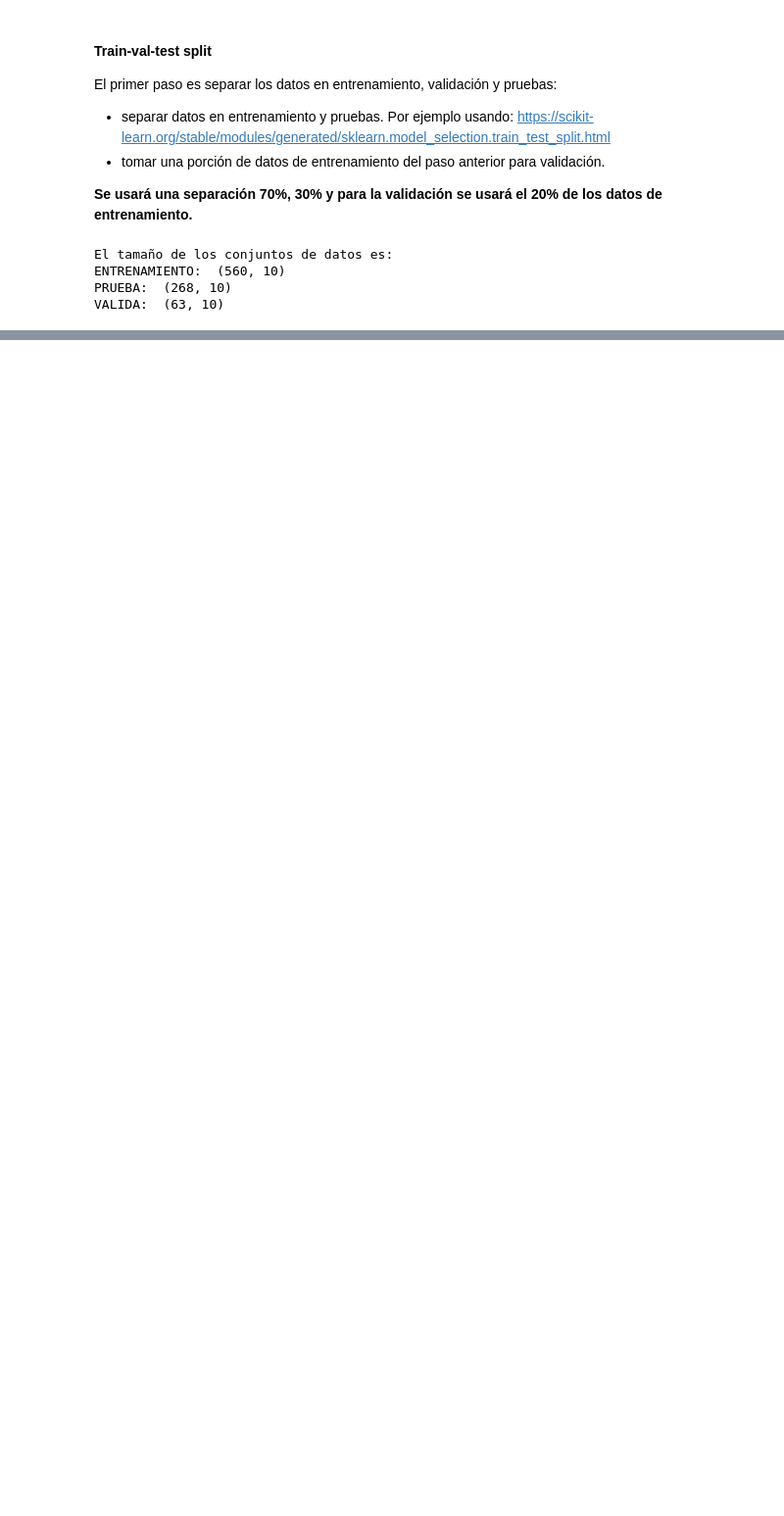
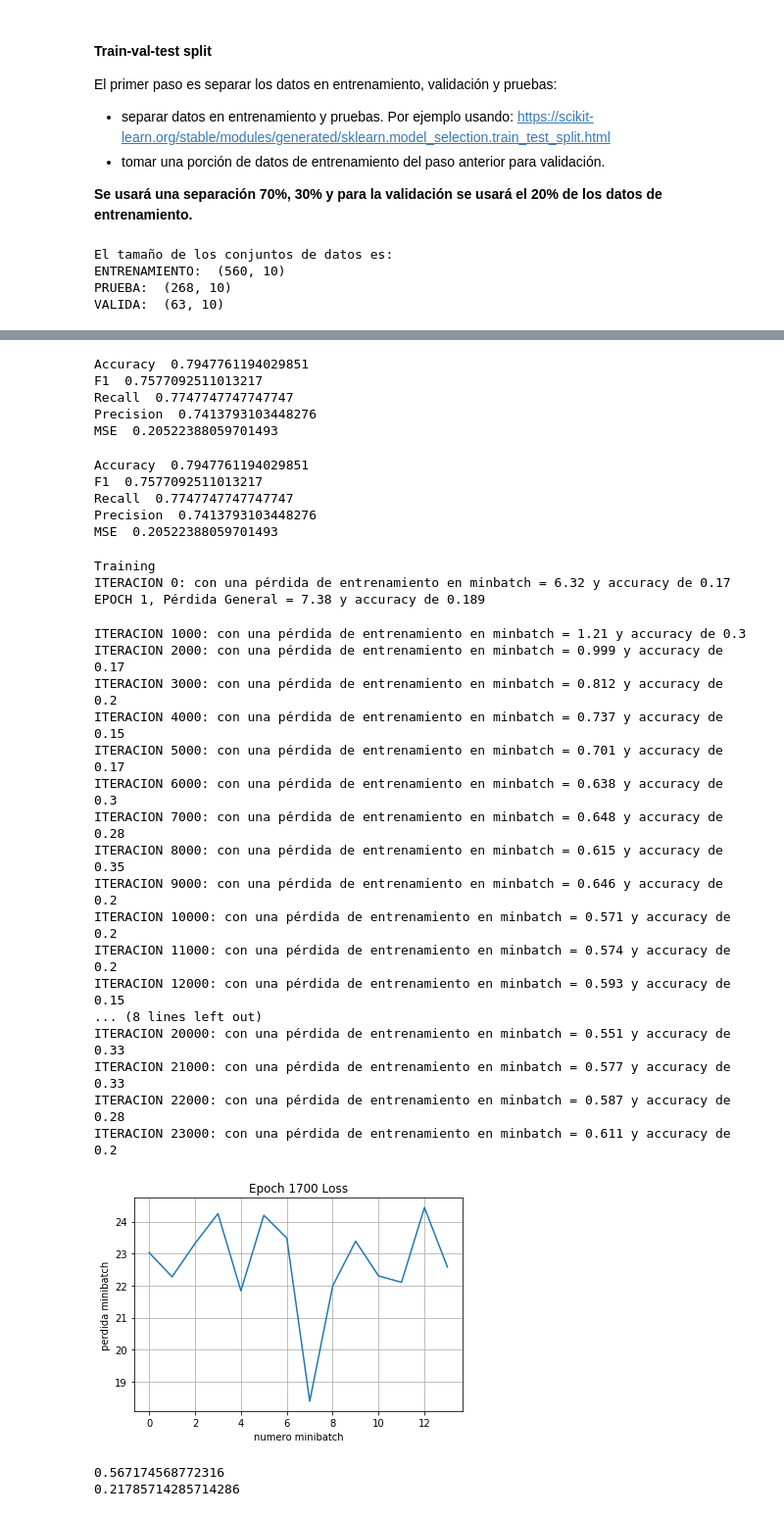
Before and after one commit to dvallesc/proyecto-StatisticalLearning, a Jupyter notebook: Proyecto_base.ipynb, the cells around one changed output, grey strips where cells are left out. Shown: that part at 98% size. Saved outputs shown, nothing was run; the diff lists cells and outputs as text; code cells hidden in the pictures; blank space fills up the shorter version.

```diff
--- a/Proyecto_base.ipynb
+++ b/Proyecto_base.ipynb
@@ -214,0 +691,76 @@ VALIDA:  (63, 10)
+# %%
+features = ['Ticket', 'Parch', 'SibSp','passenger_sex', 'passenger_class', 'Fare', 'Embarked', 'Age']
+nb_model = naive_bayes_scikit(entrena[features], entrena[to_predict])
+printMetrics(prueba[to_predict], nb_model.predict(prueba[features]))
+# %% [output]
+Accuracy  0.7947761194029851
+F1  0.7577092511013217
+Recall  0.7747747747747747
+Precision  0.7413793103448276
+MSE  0.20522388059701493
+# %%
+X_train = np.array(entrena[features])
+y_train = np.array(entrena['passenger_survived'])
+x_test = np.array(prueba[features])
+
+predictions = naive_bayes(X_train, y_train, x_test)
+printMetrics(prueba[to_predict], predictions)
+# %% [output]
+Accuracy  0.7947761194029851
+F1  0.7577092511013217
+Recall  0.7747747747747747
+Precision  0.7413793103448276
+MSE  0.20522388059701493
+# %%
+features = ['passenger_sex', 'passenger_class', 'Fare', 'Embarked', 'Age']
+print('Training')
+
+train_data = entrena[features].as_matrix()
+test_data = prueba[features].as_matrix()
+val_data = valida[features].as_matrix()
+
+X_train = train_data[:,:]
+y_train = train_data[:,:]
+y_train = np.reshape(y_train,-1)
+X_val = val_data[:,:]
+y_val = val_data[:,:]
+y_val = np.reshape(y_val,-1)
+X_test = test_data
+
+tf.reset_default_graph()
+session = tf.Session()
+
+total_loss, total_correct, sess, y_out, cost_op, _ = logisticRegression(session = session, Xd = X_train, yd = y_train,
+                   epochs = 1700, batch_size = 40, print_every = 1000,
+                   plot_losses = True, learning_rate = 0.0001, rl = 1.8, training = True)
+print(total_loss)
+print(total_correct)
+
+# print('Validation')
+# run_model(session,y_out,cost_op,X_val,y_val,1,100)
+# logisticRegression(session = session, Xd = X_val, yd = y_val,
+#                    epochs = 8000, batch_size = 150, training = False)
+# %% [output]
+Training
+ITERACION 0: con una pérdida de entrenamiento en minbatch = 6.32 y accuracy de 0.17
+EPOCH 1, Pérdida General = 7.38 y accuracy de 0.189
+ITERACION 1000: con una pérdida de entrenamiento en minbatch = 1.21 y accuracy de 0.3
+ITERACION 2000: con una pérdida de entrenamiento en minbatch = 0.999 y accuracy de 0.17
+ITERACION 3000: con una pérdida de entrenamiento en minbatch = 0.812 y accuracy de 0.2
+ITERACION 4000: con una pérdida de entrenamiento en minbatch = 0.737 y accuracy de 0.15
+ITERACION 5000: con una pérdida de entrenamiento en minbatch = 0.701 y accuracy de 0.17
+ITERACION 6000: con una pérdida de entrenamiento en minbatch = 0.638 y accuracy de 0.3
+ITERACION 7000: con una pérdida de entrenamiento en minbatch = 0.648 y accuracy de 0.28
+ITERACION 8000: con una pérdida de entrenamiento en minbatch = 0.615 y accuracy de 0.35
+ITERACION 9000: con una pérdida de entrenamiento en minbatch = 0.646 y accuracy de 0.2
+ITERACION 10000: con una pérdida de entrenamiento en minbatch = 0.571 y accuracy de 0.2
+ITERACION 11000: con una pérdida de entrenamiento en minbatch = 0.574 y accuracy de 0.2
+ITERACION 12000: con una pérdida de entrenamiento en minbatch = 0.593 y accuracy de 0.15
+... (8 lines left out)
+ITERACION 20000: con una pérdida de entrenamiento en minbatch = 0.551 y accuracy de 0.33
+ITERACION 21000: con una pérdida de entrenamiento en minbatch = 0.577 y accuracy de 0.33
+ITERACION 22000: con una pérdida de entrenamiento en minbatch = 0.587 y accuracy de 0.28
+ITERACION 23000: con una pérdida de entrenamiento en minbatch = 0.611 y accuracy de 0.2
+[figure, added]
+0.567174568772316
+0.21785714285714286
```
Also changed, not shown: parts of 27 cells of this notebook.
